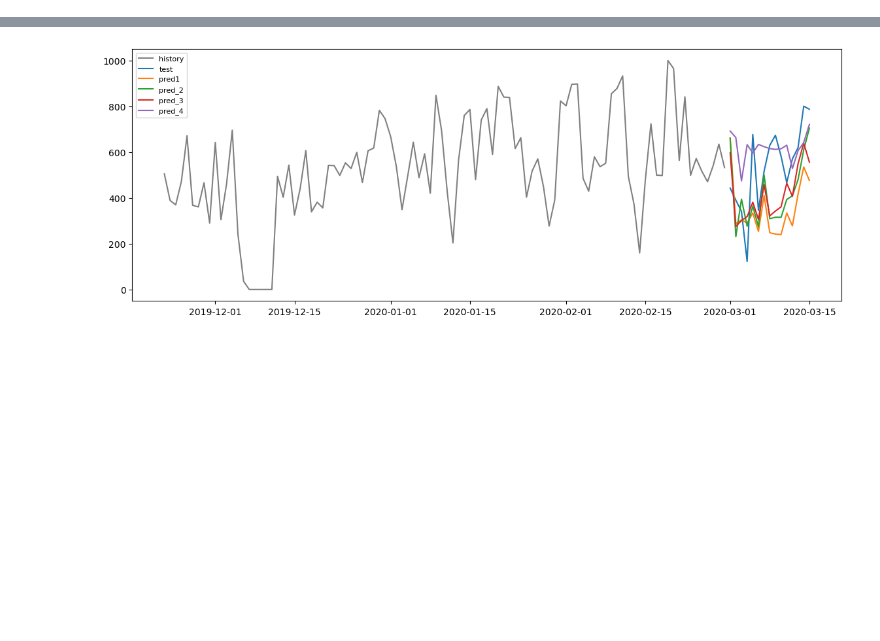
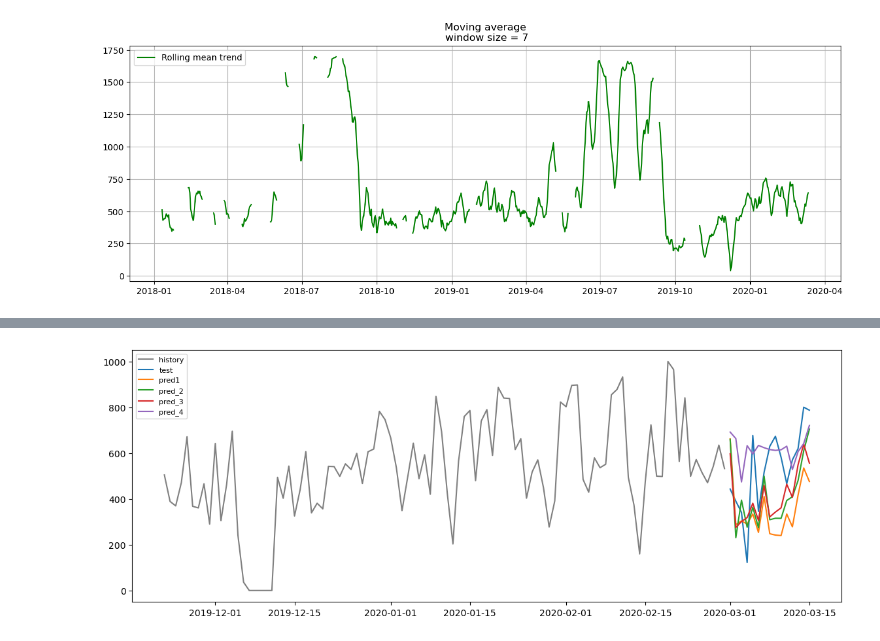
Before and after one commit to TinglikeGithub/Wind-Power-Time-Series-Prediction, a Jupyter notebook: wind_power_prediction.ipynb, the cells around one changed output, grey strips where cells are left out. Saved outputs shown, nothing was run; the diff lists cells and outputs as text; code cells hidden in the pictures; blank space fills up the shorter version.

```diff
--- a/wind_power_prediction.ipynb
+++ b/wind_power_prediction.ipynb
@@ -142,0 +82,20 @@ model_4 = ExponentialSmoothing(train, seasonal="mul", seasonal_periods=365, damp
+# %%
+#check trend with MA smoothing
+#def a moving average plot
+def plotMovingAverage(series, window, plot_actual=False, scale=1.96):
+
+    rolling_mean = series.rolling(window=window,center=True).mean()
+
+    plt.figure(figsize=(15,5))
+    plt.title("Moving average\n window size = {}".format(window))
+    plt.plot(rolling_mean, "g", label="Rolling mean trend")
+
+    if plot_actual:
+        plt.plot(series[window:], label="Actual values", color='#878a88', alpha=0.5)
+
+    plt.legend(loc="upper left")
+    plt.grid(True)
+# %%
+plotMovingAverage(daily_df.ActivePower,7)
+# %% [output]
+[figure, added]
```
Also changed, not shown: parts of 76 cells of this notebook.
